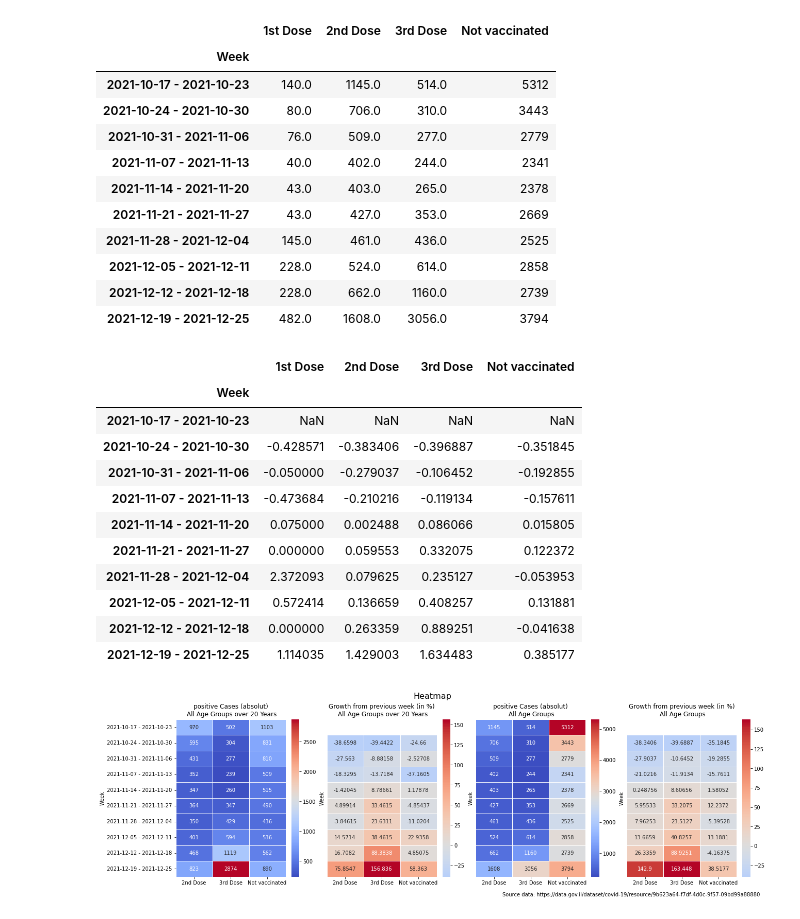
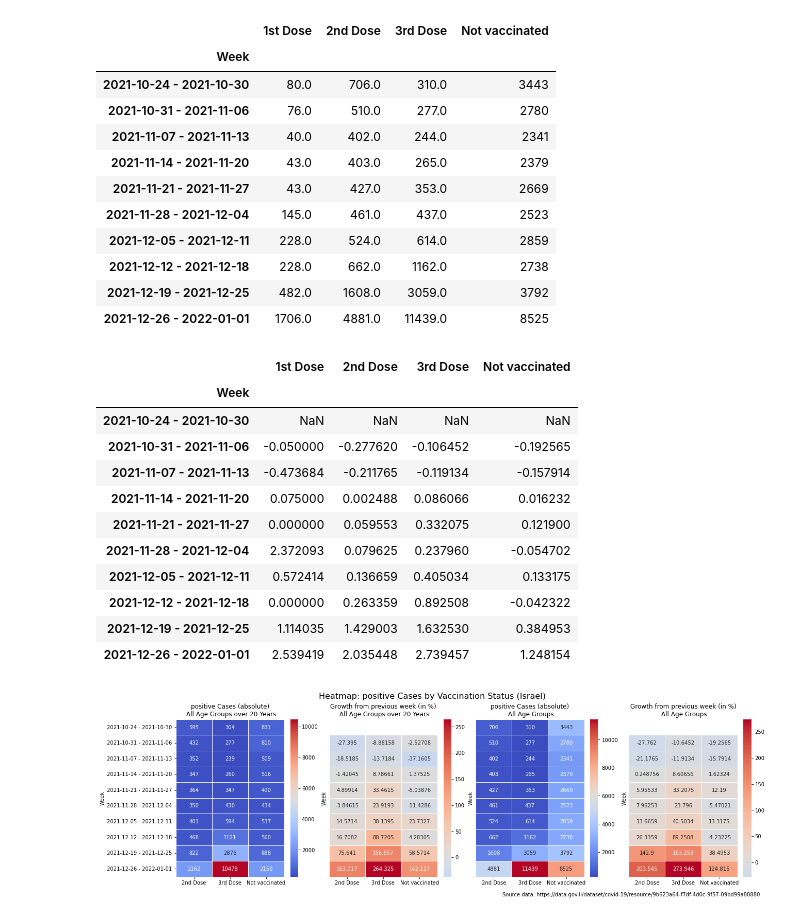
Before and after one commit to Maximilian3141/isr_detailed_vacc_case_data, a Jupyter notebook: isr_detail_v2.ipynb, the cells around one changed output. Cells and saved outputs as stored; diff of their text form; code cells hidden in the pictures.

```diff
--- a/isr_detail_v2.ipynb
+++ b/isr_detail_v2.ipynb
@@ -6,7 +6,7 @@ import seaborn as sb
 #
 #https://data.gov.il/dataset/covid-19/resource/9b623a64-f7df-4d0c-9f57-09bd99a88880
 #
-df = pd.read_csv("cases-among-vaccinated-185.csv", index_col=0)
+df = pd.read_csv("cases-among-vaccinated-187.csv", index_col=0)
 df = df.fillna(0)
 df = df.replace(['<5'],0)
 #
@@ -45,6 +45,7 @@ if language == "german":
     s_positive_above_90_days_after_3rd_dose = ">90 Tage nach 3. Dosis",
     s_Sum_positive_without_vaccination = "Nicht geimpft"
     #
+    s_heatmap_title = "Heatmap: positive Fälle nach Impfstatus (Israel)"
     s_heatmap_adults_abs = "positive Fälle (absolut)\n Alle Altersgruppen über 20 Jahre"
     s_heatmap_adults_rel = "Wachstum zur Vorwoche (in %)\n Alle Altersgruppen über 20 Jahre"
     s_heatmap_all_abs = "positive Fälle (absolut)\n Alle Altersgruppen"
@@ -82,9 +83,10 @@ else:
     s_positive_above_90_days_after_3rd_dose = ">90 days after 3rd dose",
     s_Sum_positive_without_vaccination = "Not vaccinated",
     #
-    s_heatmap_adults_abs = "positive Cases (absolut)\n All Age Groups over 20 Years"
+    s_heatmap_title = "Heatmap: positive Cases by Vaccination Status (Israel)"
+    s_heatmap_adults_abs = "positive Cases (absolute)\n All Age Groups over 20 Years"
     s_heatmap_adults_rel = "Growth from previous week (in %)\n All Age Groups over 20 Years"
-    s_heatmap_all_abs = "positive Cases (absolut)\n All Age Groups"
+    s_heatmap_all_abs = "positive Cases (absolute)\n All Age Groups"
     s_heatmap_all_rel = "Growth from previous week (in %)\n All Age Groups"
     #
     s_source = "Source data: https://data.gov.il/dataset/covid-19/resource/9b623a64-f7df-4d0c-9f57-09bd99a88880"
@@ -265,63 +248,63 @@ df_sum_all.tail(10)
 # %% [output]
 |  | 1st Dose | 2nd Dose | 3rd Dose | Not vaccinated |
 | Week |  |  |  |  |
-| 2021-10-17 - 2021-10-23 | 140.0 | 1145.0 | 514.0 | 5312 |
 | 2021-10-24 - 2021-10-30 | 80.0 | 706.0 | 310.0 | 3443 |
-| 2021-10-31 - 2021-11-06 | 76.0 | 509.0 | 277.0 | 2779 |
+| 2021-10-31 - 2021-11-06 | 76.0 | 510.0 | 277.0 | 2780 |
 | 2021-11-07 - 2021-11-13 | 40.0 | 402.0 | 244.0 | 2341 |
-| 2021-11-14 - 2021-11-20 | 43.0 | 403.0 | 265.0 | 2378 |
+| 2021-11-14 - 2021-11-20 | 43.0 | 403.0 | 265.0 | 2379 |
 | 2021-11-21 - 2021-11-27 | 43.0 | 427.0 | 353.0 | 2669 |
-| 2021-11-28 - 2021-12-04 | 145.0 | 461.0 | 436.0 | 2525 |
-| 2021-12-05 - 2021-12-11 | 228.0 | 524.0 | 614.0 | 2858 |
-| 2021-12-12 - 2021-12-18 | 228.0 | 662.0 | 1160.0 | 2739 |
-| 2021-12-19 - 2021-12-25 | 482.0 | 1608.0 | 3056.0 | 3794 |
+| 2021-11-28 - 2021-12-04 | 145.0 | 461.0 | 437.0 | 2523 |
+| 2021-12-05 - 2021-12-11 | 228.0 | 524.0 | 614.0 | 2859 |
+| 2021-12-12 - 2021-12-18 | 228.0 | 662.0 | 1162.0 | 2738 |
+| 2021-12-19 - 2021-12-25 | 482.0 | 1608.0 | 3059.0 | 3792 |
+| 2021-12-26 - 2022-01-01 | 1706.0 | 4881.0 | 11439.0 | 8525 |
 # %%
 df_sum_all.tail(10).pct_change()
 # %% [output]
 |  | 1st Dose | 2nd Dose | 3rd Dose | Not vaccinated |
 | Week |  |  |  |  |
-| 2021-10-17 - 2021-10-23 | NaN | NaN | NaN | NaN |
-| 2021-10-24 - 2021-10-30 | -0.428571 | -0.383406 | -0.396887 | -0.351845 |
-| 2021-10-31 - 2021-11-06 | -0.050000 | -0.279037 | -0.106452 | -0.192855 |
-| 2021-11-07 - 2021-11-13 | -0.473684 | -0.210216 | -0.119134 | -0.157611 |
-| 2021-11-14 - 2021-11-20 | 0.075000 | 0.002488 | 0.086066 | 0.015805 |
-| 2021-11-21 - 2021-11-27 | 0.000000 | 0.059553 | 0.332075 | 0.122372 |
-| 2021-11-28 - 2021-12-04 | 2.372093 | 0.079625 | 0.235127 | -0.053953 |
-| 2021-12-05 - 2021-12-11 | 0.572414 | 0.136659 | 0.408257 | 0.131881 |
-| 2021-12-12 - 2021-12-18 | 0.000000 | 0.263359 | 0.889251 | -0.041638 |
-| 2021-12-19 - 2021-12-25 | 1.114035 | 1.429003 | 1.634483 | 0.385177 |
+| 2021-10-24 - 2021-10-30 | NaN | NaN | NaN | NaN |
+| 2021-10-31 - 2021-11-06 | -0.050000 | -0.277620 | -0.106452 | -0.192565 |
+| 2021-11-07 - 2021-11-13 | -0.473684 | -0.211765 | -0.119134 | -0.157914 |
+| 2021-11-14 - 2021-11-20 | 0.075000 | 0.002488 | 0.086066 | 0.016232 |
+| 2021-11-21 - 2021-11-27 | 0.000000 | 0.059553 | 0.332075 | 0.121900 |
+| 2021-11-28 - 2021-12-04 | 2.372093 | 0.079625 | 0.237960 | -0.054702 |
+| 2021-12-05 - 2021-12-11 | 0.572414 | 0.136659 | 0.405034 | 0.133175 |
+| 2021-12-12 - 2021-12-18 | 0.000000 | 0.263359 | 0.892508 | -0.042322 |
+| 2021-12-19 - 2021-12-25 | 1.114035 | 1.429003 | 1.632530 | 0.384953 |
+| 2021-12-26 - 2022-01-01 | 2.539419 | 2.035448 | 2.739457 | 1.248154 |
 # %%
 fig4=plt.figure(figsize=(18,5),constrained_layout=True)
-fig4.suptitle("Heatmap", fontsize=16, y=1.05)
+fig4.suptitle(s_heatmap_title, fontsize=16, y=1.05)
 #
 df_h = df_sum_adults_no1d.tail(10)
 df_h2 = df_sum_adults_no1d.tail(10).pct_change().mul(100)
 #
 df_h3 = df_sum_all_no1d.tail(10)
 df_h4 = df_sum_all_no1d.tail(10).pct_change().mul(100)
 #
 ax10=fig4.add_subplot(141)
 ax10.set_title(s_heatmap_adults_abs)
 #
 ax11=fig4.add_subplot(142)
 ax11.set_title(s_heatmap_adults_rel)
 #
 ax12=fig4.add_subplot(143)
 ax12.set_title(s_heatmap_all_abs)
 #
 ax13=fig4.add_subplot(144)
 ax13.set_title(s_heatmap_all_rel)
 #
 #
 sb.heatmap(df_h, ax=ax10, cmap="coolwarm", linewidths=0.5, annot=True, fmt="g")
 sb.heatmap(df_h2, ax=ax11, cmap="coolwarm", yticklabels=False, center=0.00, annot=True, fmt="g", linewidths=0.5)
 sb.heatmap(df_h3, ax=ax12, cmap="coolwarm", linewidths=0.5, yticklabels=False, annot=True, fmt="g")
 sb.heatmap(df_h4, ax=ax13, cmap="coolwarm", yticklabels=False, center=0.00, annot=True, linewidths=0.5, fmt="g")
 #plt.show()
 plt.figtext(0.99, -0.05, s_source, horizontalalignment='right')
 plt.savefig("israel_stacked_heatmap_%s.jpg" %language, format='jpg',dpi=150, bbox_inches='tight')
 # %% [output]
-[figure, old version]
+[figure, new version]
 # %%
 #
 fig3=plt.figure(figsize=(13,10),constrained_layout=True)
```
Also changed, not shown: parts of 6 cells of this notebook, 8 other files.
